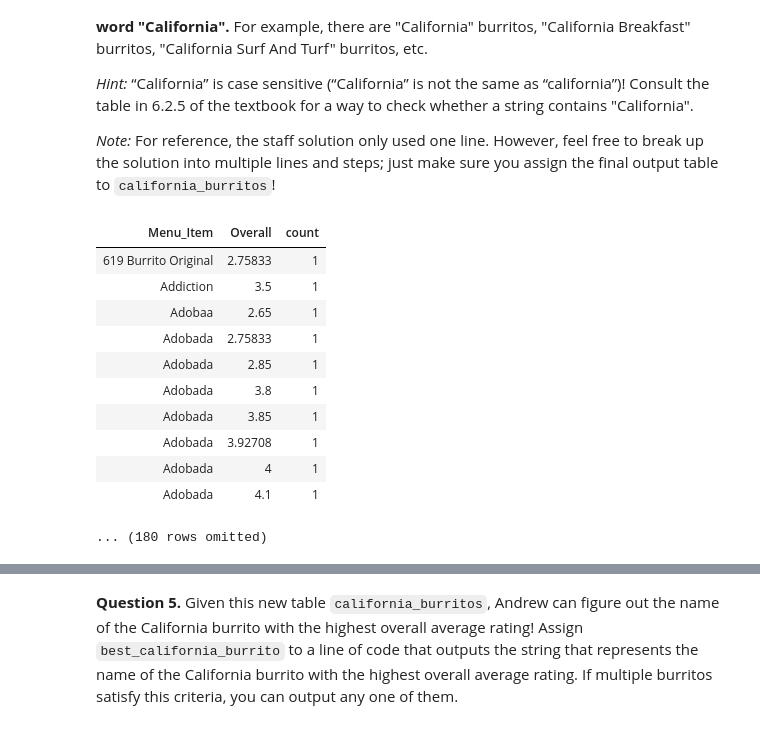
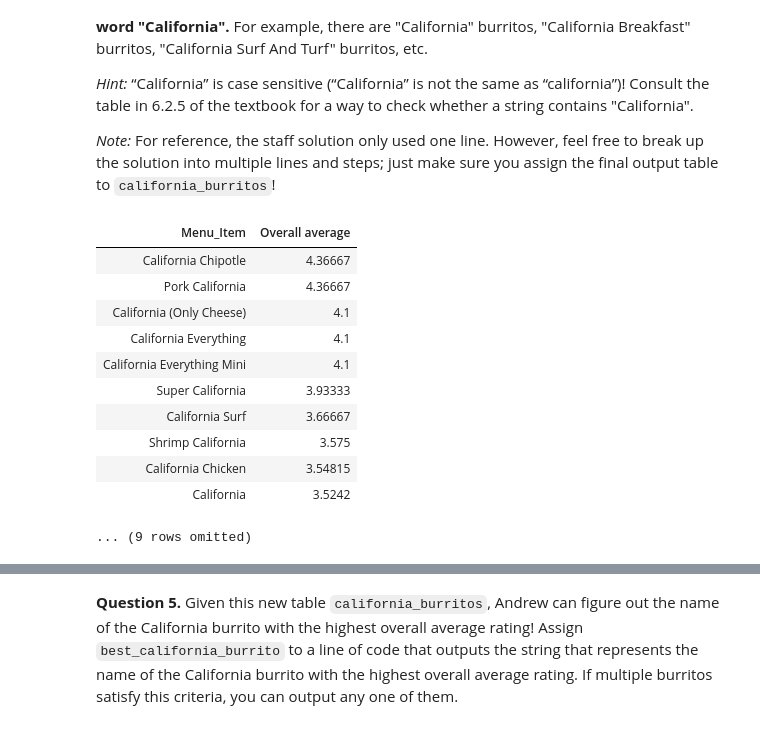
Before and after one commit to trentonbates/fall-24-data1350, a Jupyter notebook: Homework/hw04/hw04.ipynb, the cells around one changed output, grey strips where cells are left out. Drawn from its saved outputs; the diff is of its cells as text; code cells hidden in the pictures.

```diff
--- a/Homework/hw04/hw04.ipynb
+++ b/Homework/hw04/hw04.ipynb
@@ -128,20 +128,22 @@ Create a table with two columns: the first column include the **names of the bur
 
 *Note:* For reference, the staff solution only used one line. However, feel free to break up the solution into multiple lines and steps; just make sure you assign the final output table to `california_burritos`!
 # %%
-california_burritos = burritos.group(burritos.select("Menu_Item", "Overall"))
+only_california = burritos.where("Menu_Item", are.containing("California"))
+only_california = only_california.drop("Name", "Cost", "Yelp", "Google")
+california_burritos = only_california.group("Menu_Item", np.average).sort("Overall average", descending=True)
 california_burritos
 # %% [output]
-| Menu_Item | Overall | count |
-| 619 Burrito Original | 2.75833 | 1 |
-| Addiction | 3.5 | 1 |
-| Adobaa | 2.65 | 1 |
-| Adobada | 2.75833 | 1 |
-| Adobada | 2.85 | 1 |
-| Adobada | 3.8 | 1 |
-| Adobada | 3.85 | 1 |
-| Adobada | 3.92708 | 1 |
-| Adobada | 4 | 1 |
-| Adobada | 4.1 | 1 |
+| Menu_Item | Overall average |
+| California Chipotle | 4.36667 |
+| Pork California | 4.36667 |
+| California (Only Cheese) | 4.1 |
+| California Everything | 4.1 |
+| California Everything Mini | 4.1 |
+| Super California | 3.93333 |
+| California Surf | 3.66667 |
+| Shrimp California | 3.575 |
+| California Chicken | 3.54815 |
+| California | 3.5242 |
-... (180 rows omitted)
+... (9 rows omitted)
 # %%
 grader.check("q1_4")
```
Also changed, not shown: parts of 3 cells of this notebook, 1 other file.
